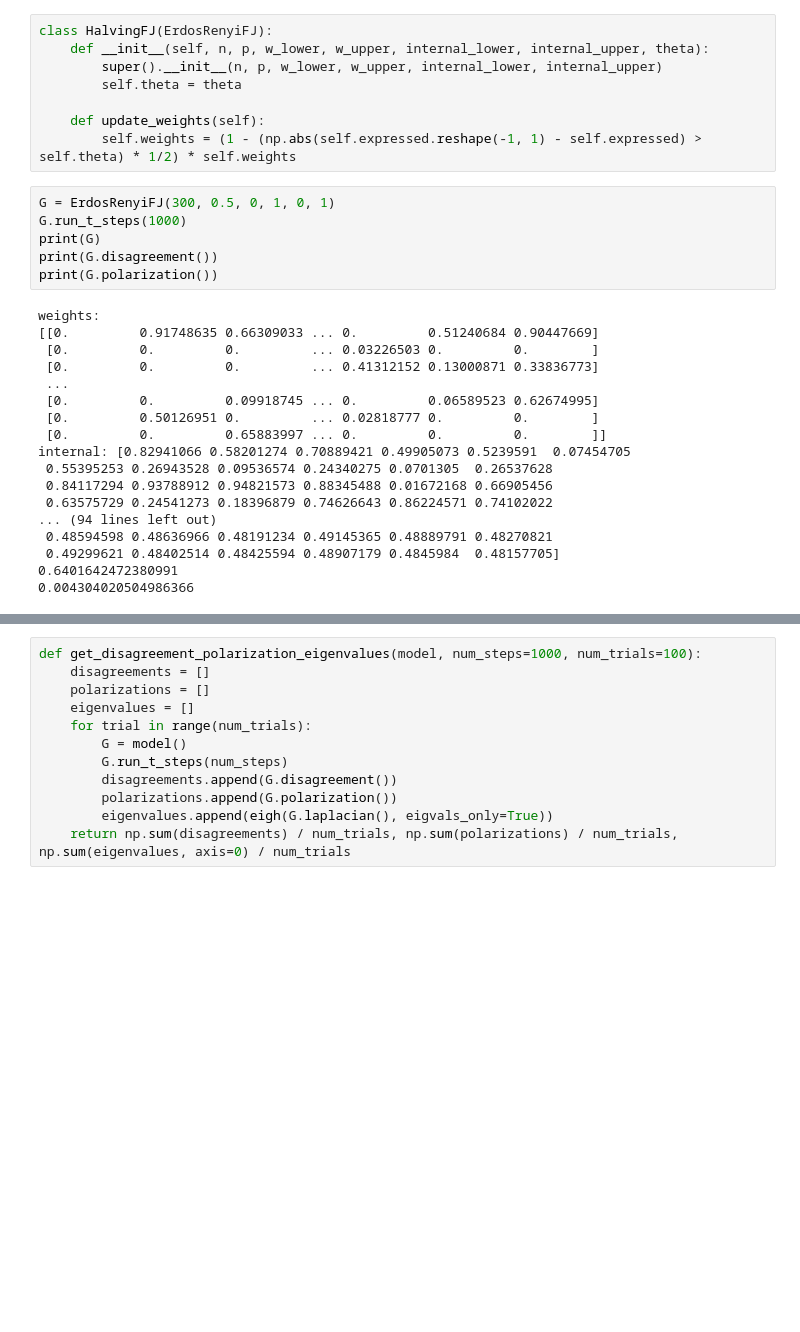
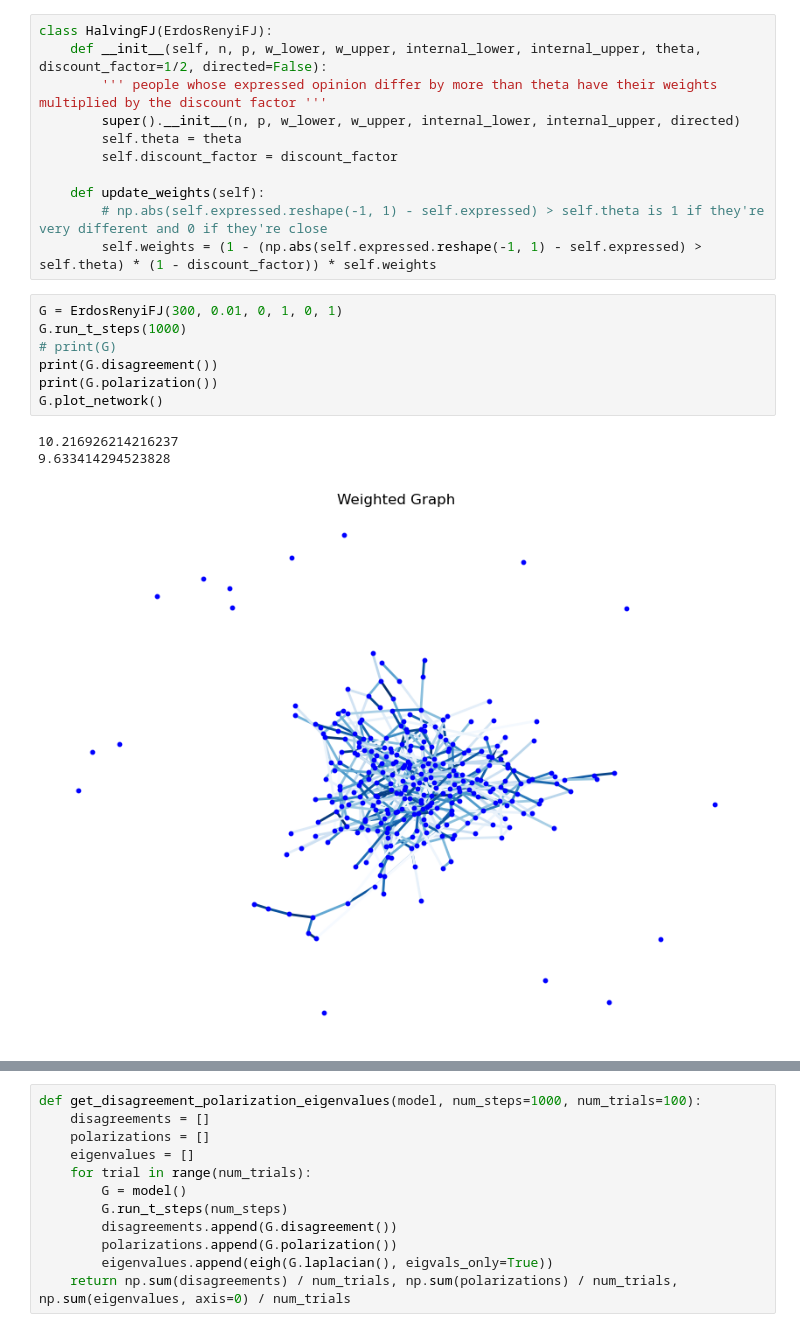
Before and after one commit to JamesZhang2/Opinion-Dynamics, a Jupyter notebook: FJ_Model.ipynb, the cells around one changed output, grey strips where cells are left out. Drawn from its saved outputs; the diff is of its cells as text; blank space fills up the shorter version.

Commit message:
Add plot network function
Co-Authored-By: davidxlin <60783361+davidxlin@users.noreply.github.com>

```diff
--- a/FJ_Model.ipynb
+++ b/FJ_Model.ipynb
@@ -50,35 +86,25 @@ class ErdosRenyiFJ:
 # %%
 class HalvingFJ(ErdosRenyiFJ):
-    def __init__(self, n, p, w_lower, w_upper, internal_lower, internal_upper, theta):
-        super().__init__(n, p, w_lower, w_upper, internal_lower, internal_upper)
+    def __init__(self, n, p, w_lower, w_upper, internal_lower, internal_upper, theta, discount_factor=1/2, directed=False):
+        ''' people whose expressed opinion differ by more than theta have their weights multiplied by the discount factor '''
+        super().__init__(n, p, w_lower, w_upper, internal_lower, internal_upper, directed)
         self.theta = theta
+        self.discount_factor = discount_factor
 
     def update_weights(self):
-        self.weights = (1 - (np.abs(self.expressed.reshape(-1, 1) - self.expressed) > self.theta) * 1/2) * self.weights
+        # np.abs(self.expressed.reshape(-1, 1) - self.expressed) > self.theta is 1 if they're very different and 0 if they're close
+        self.weights = (1 - (np.abs(self.expressed.reshape(-1, 1) - self.expressed) > self.theta) * (1 - discount_factor)) * self.weights
 # %%
-G = ErdosRenyiFJ(300, 0.5, 0, 1, 0, 1)
+G = ErdosRenyiFJ(300, 0.01, 0, 1, 0, 1)
 G.run_t_steps(1000)
-print(G)
+# print(G)
 print(G.disagreement())
 print(G.polarization())
+G.plot_network()
 # %% [output]
-weights:
-[[0.         0.91748635 0.66309033 ... 0.         0.51240684 0.90447669]
- [0.         0.         0.         ... 0.03226503 0.         0.        ]
- [0.         0.         0.         ... 0.41312152 0.13000871 0.33836773]
- ...
- [0.         0.         0.09918745 ... 0.         0.06589523 0.62674995]
- [0.         0.50126951 0.         ... 0.02818777 0.         0.        ]
- [0.         0.         0.65883997 ... 0.         0.         0.        ]]
-internal: [0.82941066 0.58201274 0.70889421 0.49905073 0.5239591  0.07454705
- 0.55395253 0.26943528 0.09536574 0.24340275 0.0701305  0.26537628
- 0.84117294 0.93788912 0.94821573 0.88345488 0.01672168 0.66905456
- 0.63575729 0.24541273 0.18396879 0.74626643 0.86224571 0.74102022
-... (94 lines left out)
- 0.48594598 0.48636966 0.48191234 0.49145365 0.48889791 0.48270821
- 0.49299621 0.48402514 0.48425594 0.48907179 0.4845984  0.48157705]
-0.6401642472380991
-0.004304020504986366
+10.216926214216237
+9.633414294523828
+[figure, added]
 # %%
 G = HalvingFJ(10, 0.5, 0, 1, 0, 1, theta=0.2)
 G.run_t_steps(1000)
```
Also changed, not shown: parts of 10 cells of this notebook, 2 other files.
